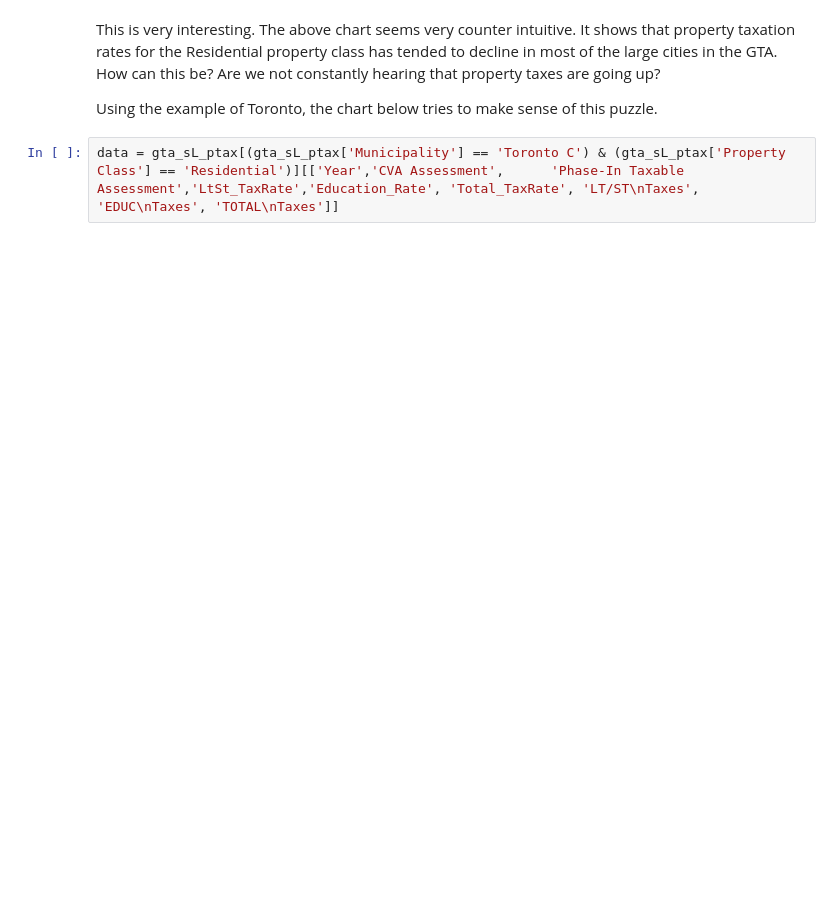
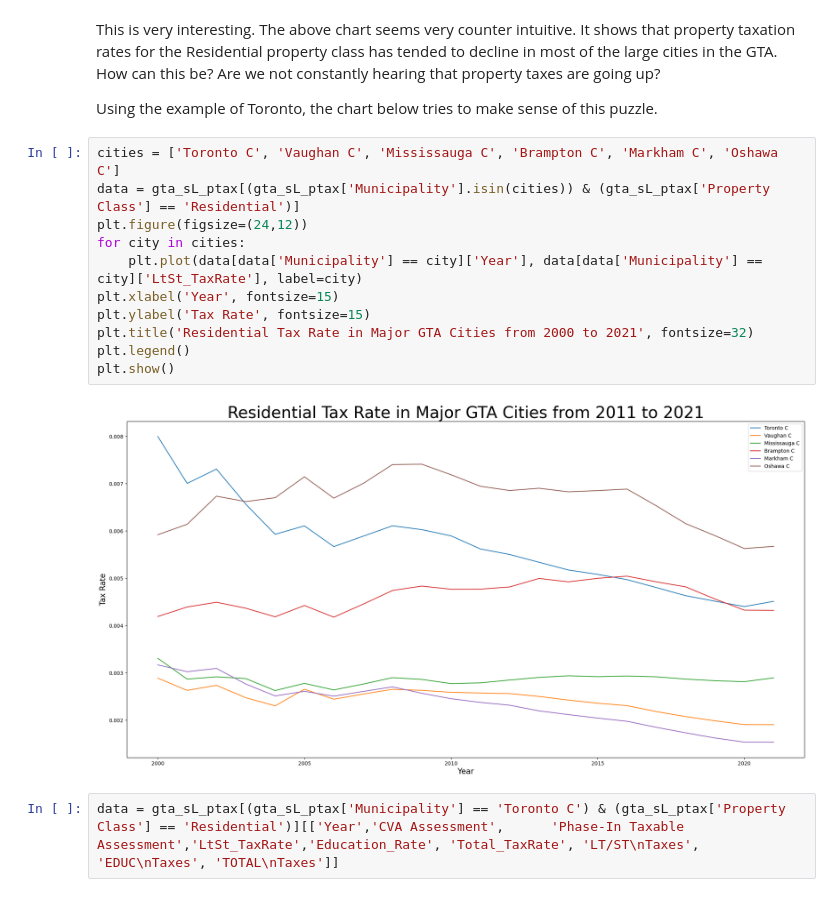
Before and after one commit to ddsarai/propertTax_comps, a Jupyter notebook: GTA_ptax_2011_2021.ipynb, the cells around one changed output. Drawn from its saved outputs; the diff is of its cells as text; blank space fills up the shorter version.

```diff
--- a/GTA_ptax_2011_2021.ipynb
+++ b/GTA_ptax_2011_2021.ipynb
@@ -109,6 +126,19 @@ plt.show()
 This is very interesting.  The above chart seems very counter intuitive.  It shows that property taxation rates for the Residential property class has tended to decline in most of the large cities in the GTA.  How can this be?  Are we not constantly hearing that property taxes are going up?
 
 Using the example of Toronto, the chart below tries to make sense of this puzzle.
+# %%
+cities = ['Toronto C', 'Vaughan C', 'Mississauga C', 'Brampton C', 'Markham C', 'Oshawa C']
+data = gta_sL_ptax[(gta_sL_ptax['Municipality'].isin(cities)) & (gta_sL_ptax['Property Class'] == 'Residential')]
+plt.figure(figsize=(24,12))
+for city in cities:
+    plt.plot(data[data['Municipality'] == city]['Year'], data[data['Municipality'] == city]['LtSt_TaxRate'], label=city)
+plt.xlabel('Year', fontsize=15)
+plt.ylabel('Tax Rate', fontsize=15)
+plt.title('Residential Tax Rate in Major GTA Cities from 2000 to 2021', fontsize=32)
+plt.legend()
+plt.show()
+# %% [output]
+[figure, added]
 # %%
 data = gta_sL_ptax[(gta_sL_ptax['Municipality'] == 'Toronto C') & (gta_sL_ptax['Property Class'] == 'Residential')][['Year','CVA Assessment',      'Phase-In Taxable Assessment','LtSt_TaxRate','Education_Rate', 'Total_TaxRate', 'LT/ST\nTaxes', 'EDUC\nTaxes', 'TOTAL\nTaxes']]
 # %%
```
Also changed, not shown: parts of 16 cells of this notebook, 1 other file.
